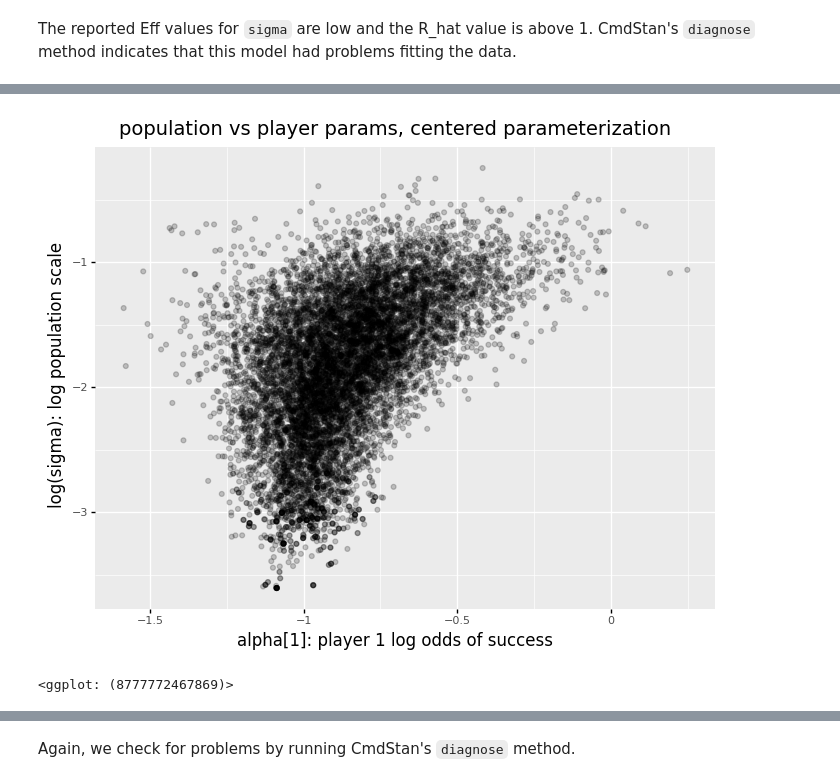
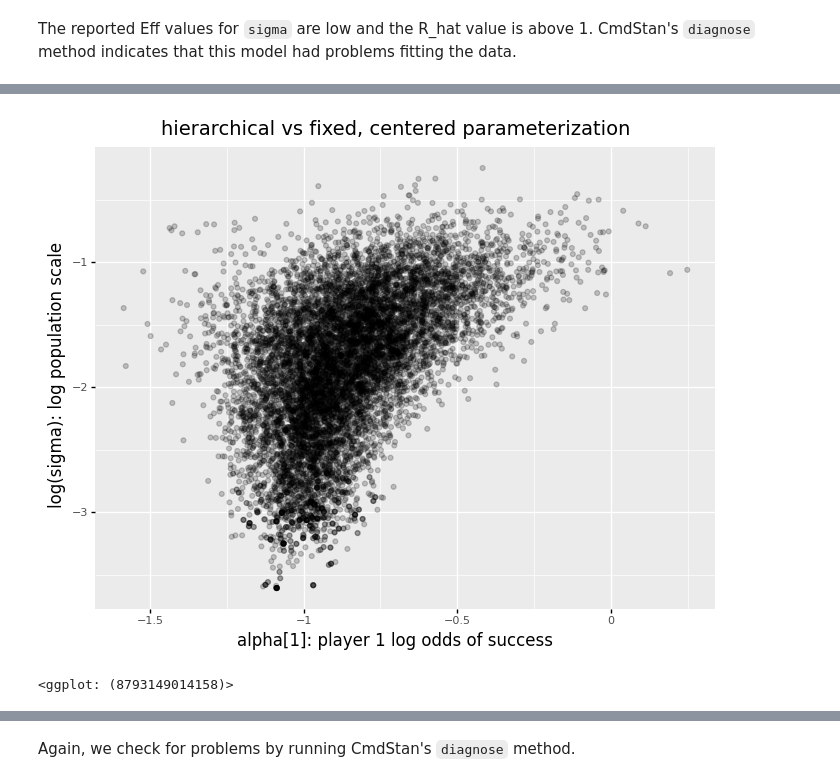
Before and after one commit to mitzimorris/stan_studies, a Jupyter notebook: offset_multiplier/compare_offset_mult.ipynb, the cells around one changed output, grey strips where cells are left out. Drawn from its saved outputs; the diff is of its cells as text; code cells hidden in the pictures.

```diff
--- a/offset_multiplier/compare_offset_mult.ipynb
+++ b/offset_multiplier/compare_offset_mult.ipynb
@@ -272,17 +296,17 @@ When we plot the estimate of `alpha[1]`, the log-odds success for player 1, agai
 # %%
 df_x_y = pd.DataFrame(
     data={'x': fit_centered.stan_variable('alpha')[:,0],
           'y': np.log(fit_centered.stan_variable('sigma'))
          }
 )
 
 scatter_plot(df_x_y,
          x_lab = "alpha[1]: player 1 log odds of success",
          y_lab = "log(sigma): log population scale",
-         title = "population vs player params, centered parameterization")
+         title = "hierarchical vs fixed, centered parameterization")
 # %% [output]
-[figure, old version]
+[figure, new version]
-<ggplot: (8777772467869)>
+<ggplot: (8793149014158)>
 # %% [markdown]
 ## The Non-Centered Parameterization
 
```
Also changed, not shown: parts of 36 cells of this notebook, 1 other file.
